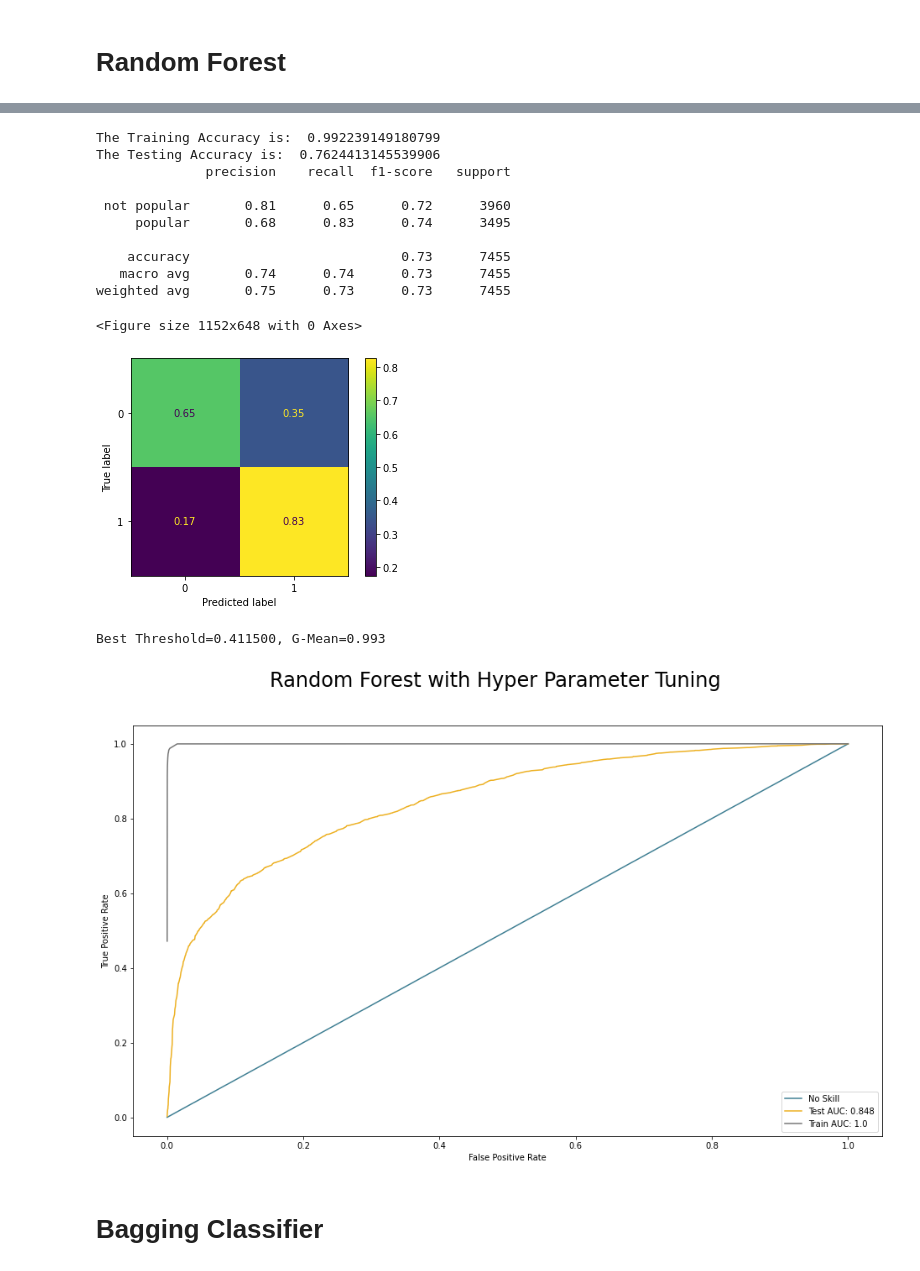
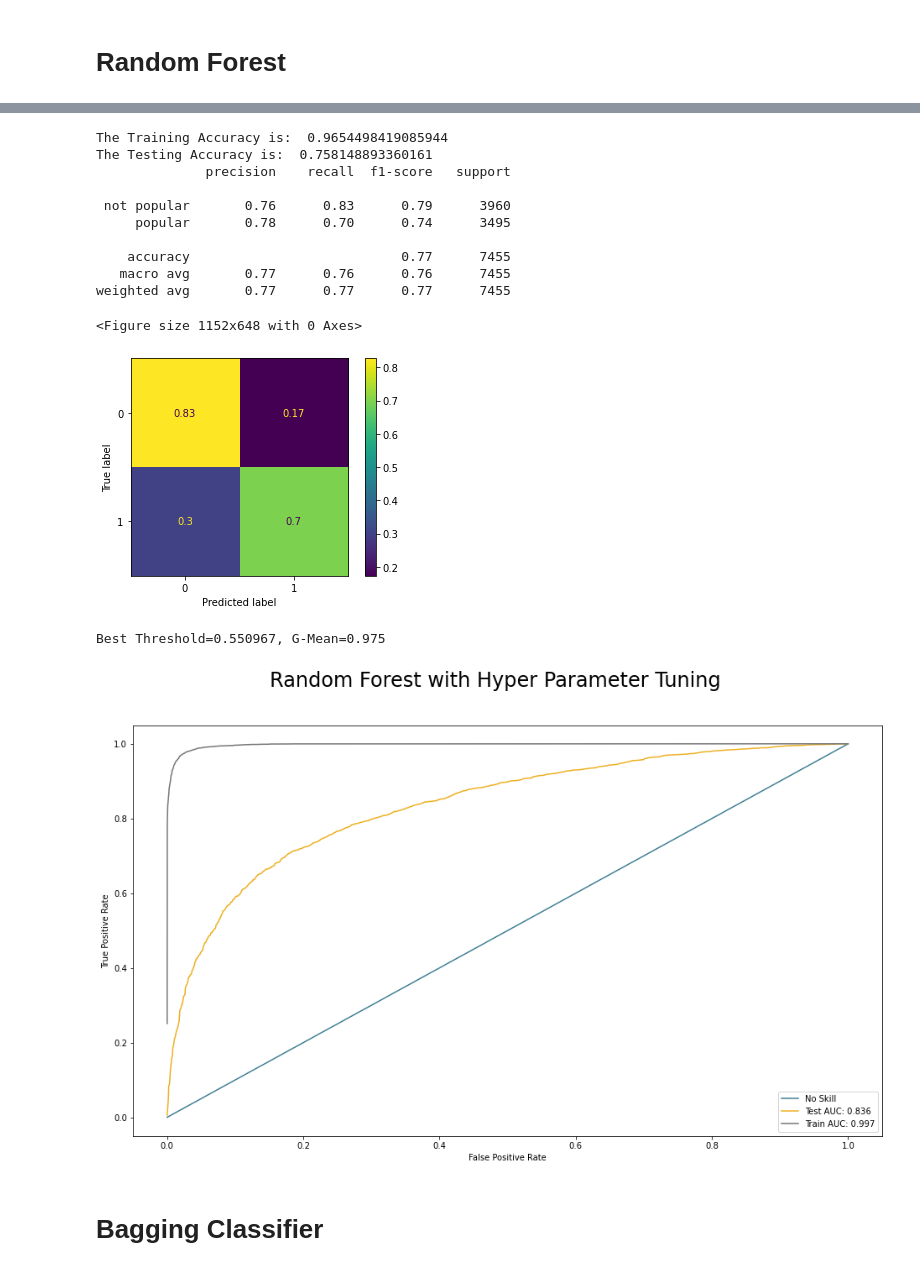
Before and after one commit to Sean-Chaos/DBA-4811-Group-Project, a Jupyter notebook: Working copy .ipynb, the cells around one changed output, grey strips where cells are left out. Drawn from its saved outputs; the diff is of its cells as text; code cells hidden in the pictures.

```diff
--- a/Working copy .ipynb
+++ b/Working copy .ipynb
@@ -270,8 +272,8 @@ X_train, X_test, y_train, y_test = data_generation(df, features, .4)
 
 #--------------------------------------------------------------------------------------------------
 model = model = Pipeline(steps=[("scaler", StandardScaler()),
-                        ("mdl", RandomForestClassifier(n_estimators=100,
-                                                       max_depth=32))])
+                        ("mdl", RandomForestClassifier(n_estimators=250,
+                                                       max_depth=16))])
 
 model.fit(X_train, y_train)
 
@@ -316,43 +318,43 @@ y_pred = model.predict_proba(X_test)[:, 1]
 fpr, tpr, thresholds = roc_curve(y_test, y_pred)
 
 auc = roc_auc_score(y_test, y_pred)
 fig = sns.lineplot(x=fpr, y=tpr, label=f'Test AUC: {round(auc,3)}', ci=None, color='#edb021')
 
 #--------------------------------------------------------------------------------------------------
 # Train performance
 y_pred = model.predict_proba(X_train)[:, 1]
 fpr, tpr, thresholds = roc_curve(y_train, y_pred)
 
 auc = roc_auc_score(y_train, y_pred)
 fig = sns.lineplot(x=fpr, y=tpr, label=f'Train AUC: {round(auc,3)}', ci=None, color='#767676')
 
 
 gmeans = (tpr * (1-fpr))**.5
 ix = np.argmax(gmeans)
 print('Best Threshold=%f, G-Mean=%.3f' % (thresholds[ix], gmeans[ix]))
 
 
 #--------------------------------------------------------------------------------------------------
 plt.legend()
 fig.set(xlabel='False Positive Rate', ylabel='True Positive Rate')
 plt.suptitle('Random Forest with Hyper Parameter Tuning', fontsize = 24)
 plt.savefig('temp.png', transparent=True)
 plt.show()
 # %% [output]
-The Training Accuracy is:  0.992239149180799
-The Testing Accuracy is:  0.7624413145539906
+The Training Accuracy is:  0.9654498419085944
+The Testing Accuracy is:  0.758148893360161
               precision    recall  f1-score   support
 
- not popular       0.81      0.65      0.72      3960
-     popular       0.68      0.83      0.74      3495
+ not popular       0.76      0.83      0.79      3960
+     popular       0.78      0.70      0.74      3495
 
-    accuracy                           0.73      7455
-   macro avg       0.74      0.74      0.73      7455
-weighted avg       0.75      0.73      0.73      7455
+    accuracy                           0.77      7455
+   macro avg       0.77      0.76      0.76      7455
+weighted avg       0.77      0.77      0.77      7455
 <Figure size 1152x648 with 0 Axes>
-[figure, old version]
+[figure, new version]
-Best Threshold=0.411500, G-Mean=0.993
+Best Threshold=0.550967, G-Mean=0.975
-[figure, old version]
+[figure, new version]
 # %% [markdown]
 # Bagging Classifier
 # %%
```
Also changed, not shown: parts of 2 cells of this notebook.
